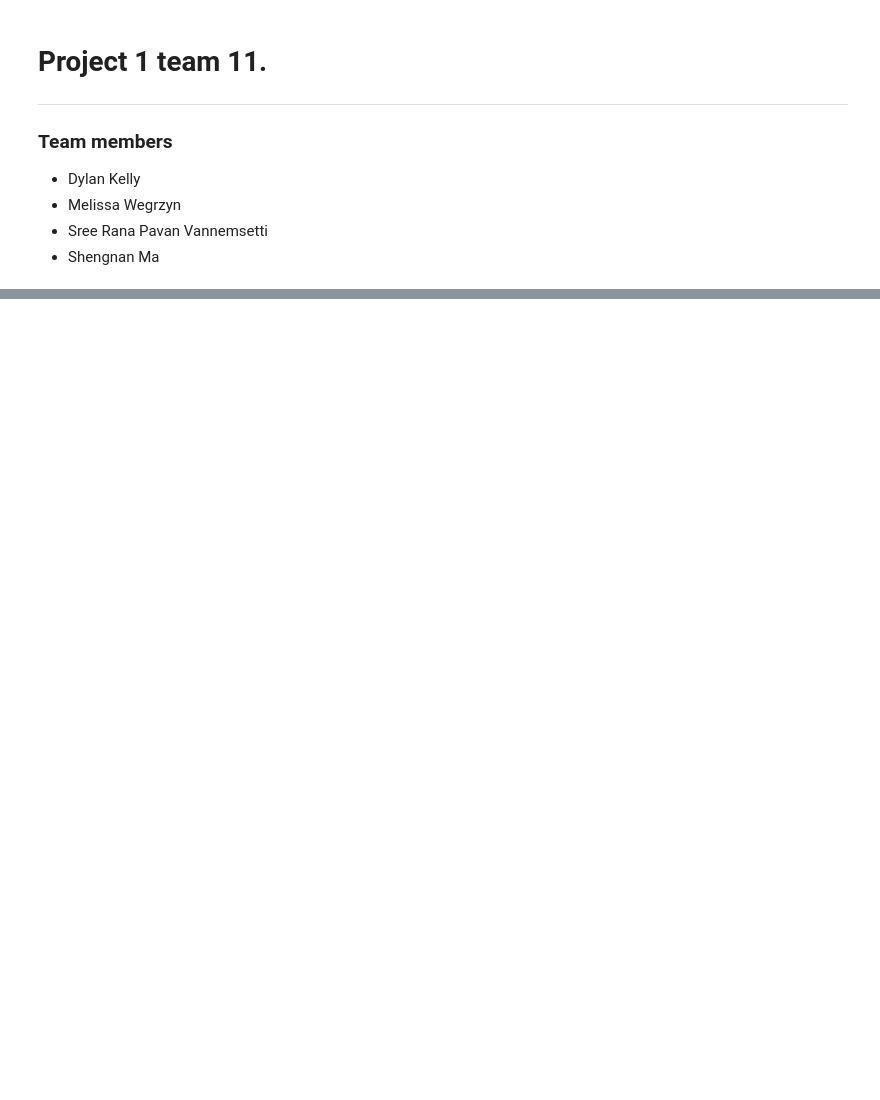
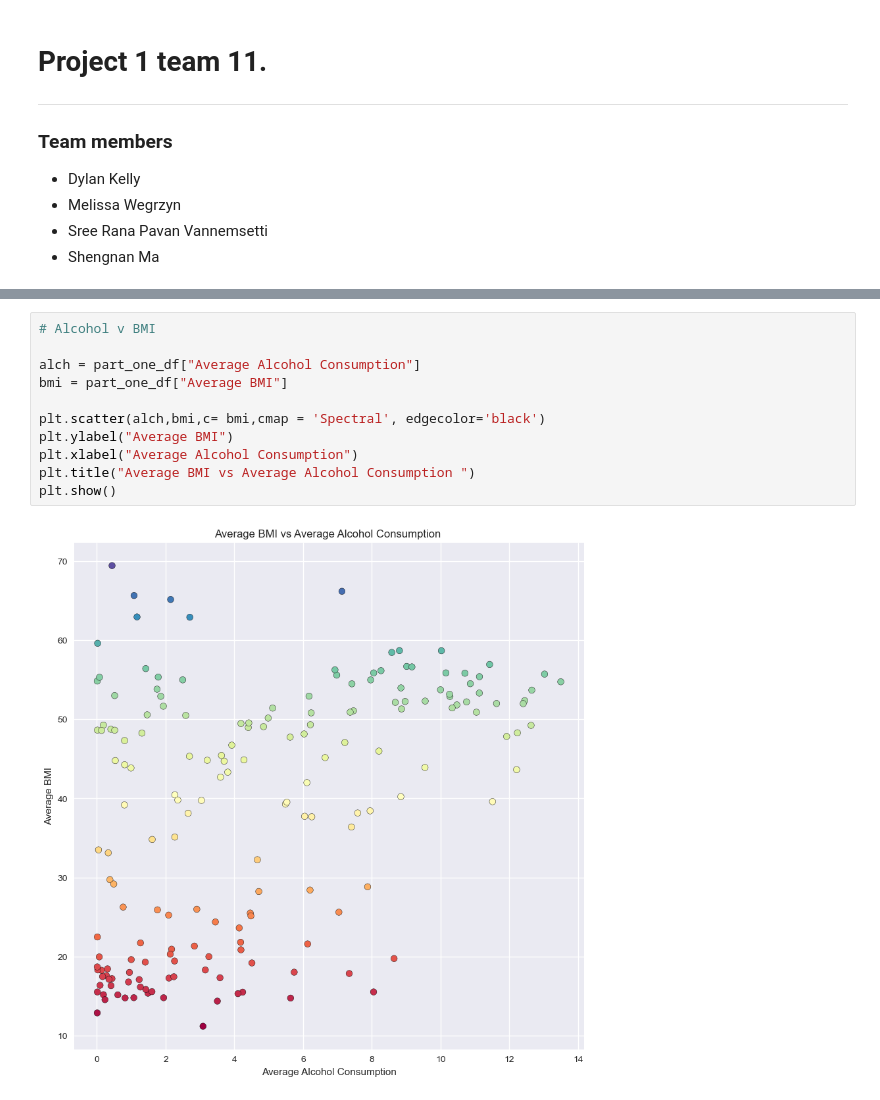
Before and after one commit to msncn/scs-pj1-team11, a Jupyter notebook: pj1_team11.ipynb, the cells around one changed output, grey strips where cells are left out. Drawn from its saved outputs; the diff is of its cells as text; blank space fills up the shorter version.

```diff
--- a/pj1_team11.ipynb
+++ b/pj1_team11.ipynb
@@ -38,0 +244,13 @@ life_expectency.head()
+# %%
+# Alcohol v BMI
+
+alch = part_one_df["Average Alcohol Consumption"]
+bmi = part_one_df["Average BMI"]
+
+plt.scatter(alch,bmi,c= bmi,cmap = 'Spectral', edgecolor='black')
+plt.ylabel("Average BMI")
+plt.xlabel("Average Alcohol Consumption")
+plt.title("Average BMI vs Average Alcohol Consumption ")
+plt.show()
+# %% [output]
+[figure, added]
```
Also changed, not shown: parts of 16 cells of this notebook.
